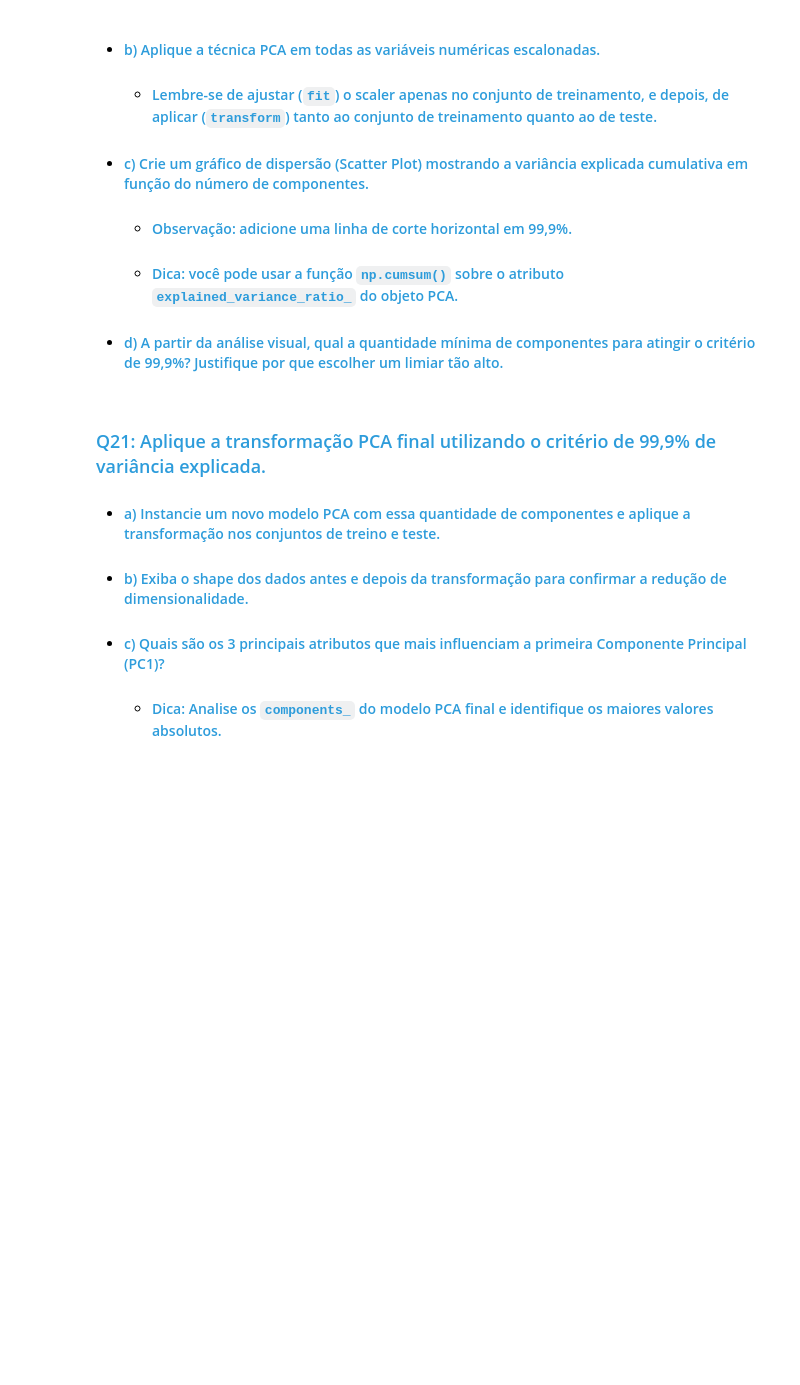
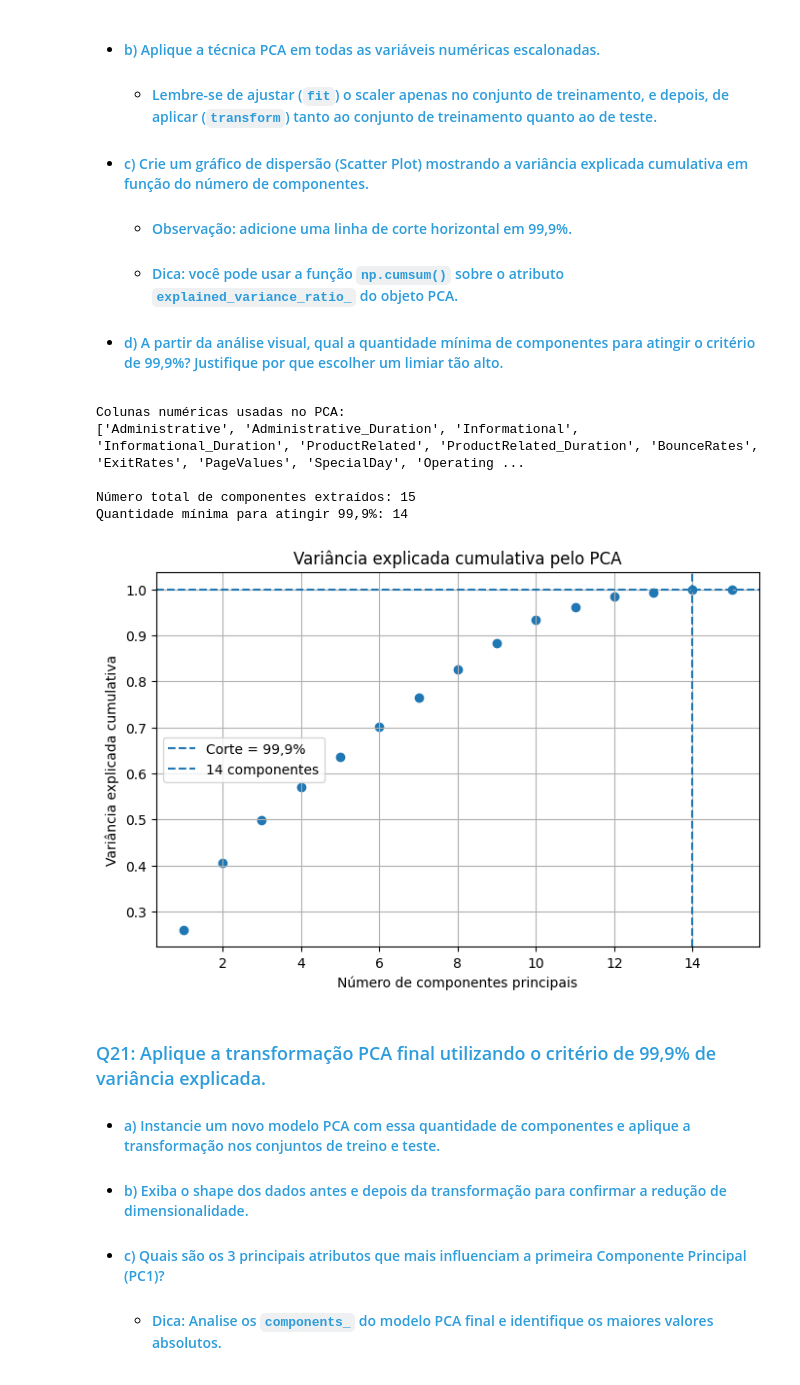
Before and after one commit to RennowT/C318, a Jupyter notebook: C318_2026_1_Atividade_03_1954.ipynb, the cells around one changed output. Cells and saved outputs as stored; diff of their text form; code cells hidden in the pictures; blank space fills up the shorter version.

```diff
--- a/C318_2026_1_Atividade_03_1954.ipynb
+++ b/C318_2026_1_Atividade_03_1954.ipynb
@@ -453,6 +453,80 @@ b) PCA, t-SNE e Isomap são técnicas de redução de dimensionalidade. A PCA é
   - #### <font color='#2D9CDB'>Observação: adicione uma linha de corte horizontal em 99,9%.</font>
   - #### <font color='#2D9CDB'>Dica: você pode usar a função `np.cumsum()` sobre o atributo `explained_variance_ratio_` do objeto PCA.</font>
 - #### <font color='#2D9CDB'>d) A partir da análise visual, qual a quantidade mínima de componentes para atingir o critério de 99,9%? Justifique por que escolher um limiar tão alto.</font>
+# %%
+import numpy as np
+from sklearn.decomposition import PCA
+
+X_shoppers_train = X_shoppers_train.copy()
+X_shoppers_test = X_shoppers_test.copy()
+
+X_shoppers_train['Total_Abandon'] = (
+    X_shoppers_train['BounceRates'] + X_shoppers_train['ExitRates']
+)
+
+X_shoppers_test['Total_Abandon'] = (
+    X_shoppers_test['BounceRates'] + X_shoppers_test['ExitRates']
+)
+
+colunas_numericas = X_shoppers_train.select_dtypes(include=['int64', 'float64']).columns.tolist()
+print("Colunas numéricas usadas no PCA:")
+print(colunas_numericas)
+
+scaler_pca = StandardScaler()
+
+X_train_num_scaled = scaler_pca.fit_transform(X_shoppers_train[colunas_numericas])
+X_test_num_scaled = scaler_pca.transform(X_shoppers_test[colunas_numericas])
+
+X_train_num_scaled = pd.DataFrame(
+    X_train_num_scaled,
+    columns=colunas_numericas,
+    index=X_shoppers_train.index
+)
+
+X_test_num_scaled = pd.DataFrame(
+    X_test_num_scaled,
+    columns=colunas_numericas,
+    index=X_shoppers_test.index
+)
+
+pca = PCA(n_components=None)
+
+X_train_pca = pca.fit_transform(X_train_num_scaled)
+X_test_pca = pca.transform(X_test_num_scaled)
+
+variancia_explicada = pca.explained_variance_ratio_
+variancia_cumulativa = np.cumsum(variancia_explicada)
+
+# Quantidade mínima de componentes para atingir 99,9%
+n_componentes_999 = np.argmax(variancia_cumulativa >= 0.999) + 1
+
+print(f"\nNúmero total de componentes extraídos: {len(variancia_explicada)}")
+print(f"Quantidade mínima para atingir 99,9%: {n_componentes_999}")
+
+# =========================================================
+# 6) Gráfico de dispersão da variância explicada cumulativa
+# =========================================================
+plt.figure(figsize=(8, 5))
+plt.scatter(
+    range(1, len(variancia_cumulativa) + 1),
+    variancia_cumulativa
+)
+plt.axhline(y=0.999, linestyle='--', label='Corte = 99,9%')
+plt.axvline(x=n_componentes_999, linestyle='--', label=f'{n_componentes_999} componentes')
+
+plt.title('Variância explicada cumulativa pelo PCA')
+plt.xlabel('Número de componentes principais')
+plt.ylabel('Variância explicada cumulativa')
+plt.legend()
+plt.grid(True)
+plt.show()
+# %% [output]
+Colunas numéricas usadas no PCA:
+['Administrative', 'Administrative_Duration', 'Informational', 'Informational_Duration', 'ProductRelated', 'ProductRelated_Duration', 'BounceRates', 'ExitRates', 'PageValues', 'SpecialDay', 'Operating ...
+
+Número total de componentes extraídos: 15
+Quantidade mínima para atingir 99,9%: 14
+[figure, added]
 # %% [markdown]
 ### <font color='#2D9CDB'>Q21: Aplique a transformação PCA final utilizando o critério de 99,9% de variância explicada.</font>
 - #### <font color='#2D9CDB'>a) Instancie um novo modelo PCA com essa quantidade de componentes e aplique a transformação nos conjuntos de treino e teste.</font>
```
